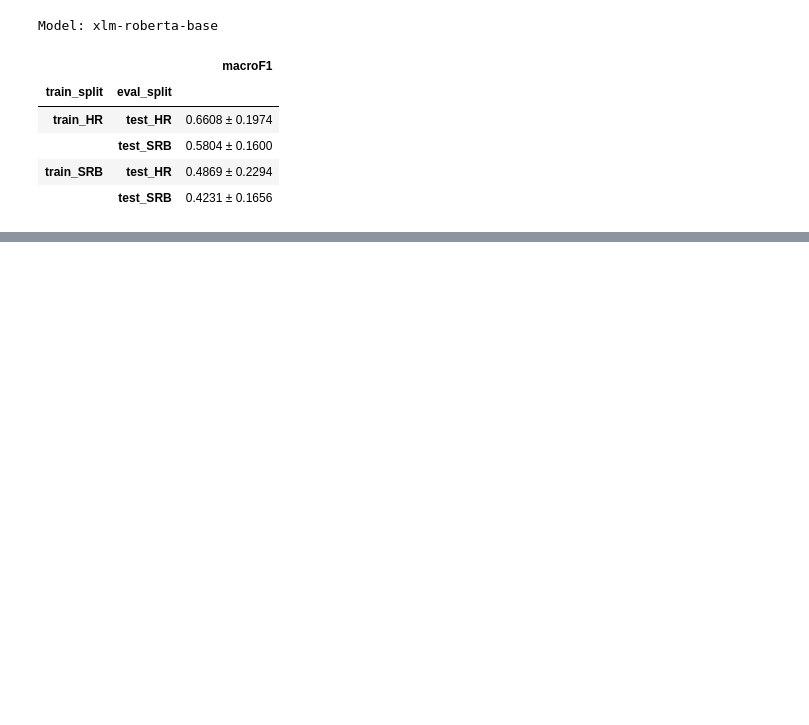
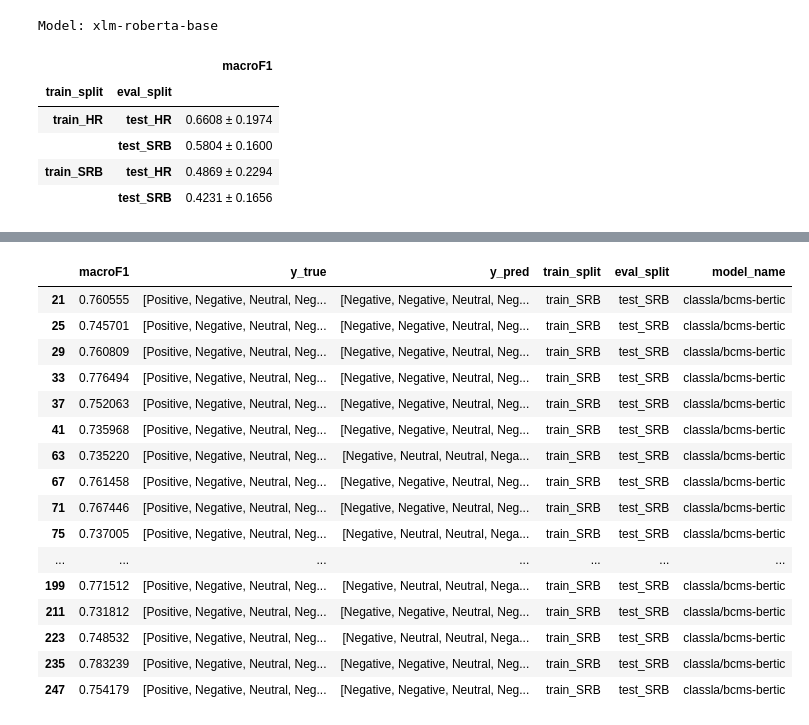
Before and after one commit to 5roop/task10, a Jupyter notebook: 006_results_analysis.ipynb, the cells around one changed output, grey strips where cells are left out. Saved outputs shown, nothing was run; the diff lists cells and outputs as text; code cells hidden in the pictures; blank space fills up the shorter version.

```diff
--- a/006_results_analysis.ipynb
+++ b/006_results_analysis.ipynb
@@ -158,0 +196,20 @@ Model: xlm-roberta-base
+# %%
+subset
+# %% [output]
+|  | macroF1 | y_true | y_pred | train_split | eval_split | model_name |
+| 21 | 0.760555 | [Positive, Negative, Neutral, Neg... | [Negative, Negative, Neutral, Neg... | train_SRB | test_SRB | classla/bcms-bertic |
+| 25 | 0.745701 | [Positive, Negative, Neutral, Neg... | [Negative, Negative, Neutral, Neg... | train_SRB | test_SRB | classla/bcms-bertic |
+| 29 | 0.760809 | [Positive, Negative, Neutral, Neg... | [Negative, Negative, Neutral, Neg... | train_SRB | test_SRB | classla/bcms-bertic |
+| 33 | 0.776494 | [Positive, Negative, Neutral, Neg... | [Negative, Negative, Neutral, Neg... | train_SRB | test_SRB | classla/bcms-bertic |
+| 37 | 0.752063 | [Positive, Negative, Neutral, Neg... | [Negative, Negative, Neutral, Neg... | train_SRB | test_SRB | classla/bcms-bertic |
+| 41 | 0.735968 | [Positive, Negative, Neutral, Neg... | [Negative, Negative, Neutral, Neg... | train_SRB | test_SRB | classla/bcms-bertic |
+| 63 | 0.735220 | [Positive, Negative, Neutral, Neg... | [Negative, Neutral, Neutral, Nega... | train_SRB | test_SRB | classla/bcms-bertic |
+| 67 | 0.761458 | [Positive, Negative, Neutral, Neg... | [Negative, Negative, Neutral, Neg... | train_SRB | test_SRB | classla/bcms-bertic |
+| 71 | 0.767446 | [Positive, Negative, Neutral, Neg... | [Negative, Negative, Neutral, Neg... | train_SRB | test_SRB | classla/bcms-bertic |
+| 75 | 0.737005 | [Positive, Negative, Neutral, Neg... | [Negative, Neutral, Neutral, Nega... | train_SRB | test_SRB | classla/bcms-bertic |
+| ... | ... | ... | ... | ... | ... | ... |
+| 199 | 0.771512 | [Positive, Negative, Neutral, Neg... | [Negative, Neutral, Neutral, Nega... | train_SRB | test_SRB | classla/bcms-bertic |
+| 211 | 0.731812 | [Positive, Negative, Neutral, Neg... | [Negative, Negative, Neutral, Neg... | train_SRB | test_SRB | classla/bcms-bertic |
+| 223 | 0.748532 | [Positive, Negative, Neutral, Neg... | [Negative, Neutral, Neutral, Nega... | train_SRB | test_SRB | classla/bcms-bertic |
+| 235 | 0.783239 | [Positive, Negative, Neutral, Neg... | [Negative, Negative, Neutral, Neg... | train_SRB | test_SRB | classla/bcms-bertic |
+| 247 | 0.754179 | [Positive, Negative, Neutral, Neg... | [Negative, Negative, Neutral, Neg... | train_SRB | test_SRB | classla/bcms-bertic |
```
Also changed, not shown: parts of 1 cell of this notebook, 17 other files.
